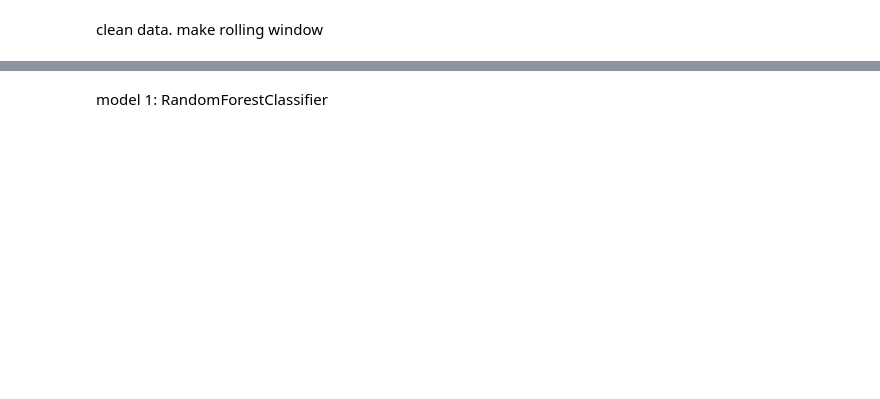
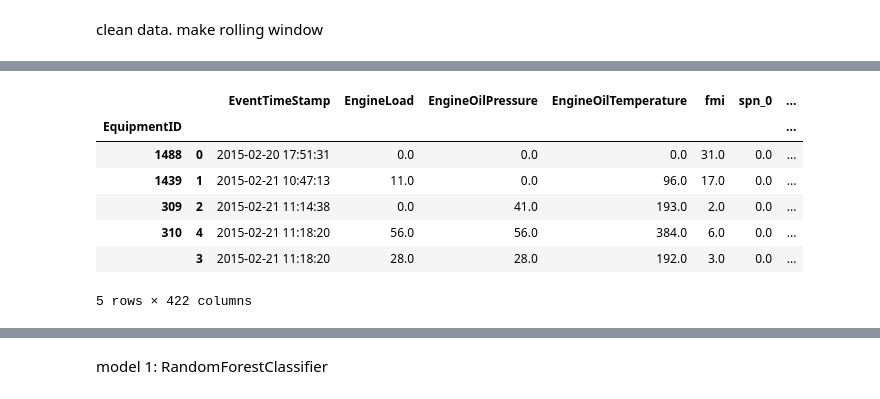
Before and after one commit to nss-data-science-cohort-6/big_g_express-player_one_big_g_express, a Jupyter notebook: big_G_RandomForestClassifier.ipynb, the cells around one changed output, grey strips where cells are left out. Cells and saved outputs as stored; diff of their text form; code cells hidden in the pictures; blank space fills up the shorter version.

```diff
--- a/big_G_RandomForestClassifier.ipynb
+++ b/big_G_RandomForestClassifier.ipynb
@@ -52,6 +52,5 @@ fd
 # %%
-fd = fd[['spn', 'AcceleratorPedal','EngineRpm','EquipmentID', 'EngineOilTemperature',
-                                             'EngineLoad', 'EngineOilPressure','fmi']]
+fd = fd[['spn','EquipmentID', 'EngineOilTemperature','EngineLoad', 'EngineOilPressure','fmi']]
 
 # Convert the columns to numeric data types
 fd = fd.apply(pd.to_numeric, errors='coerce')
@@ -79,14 +62,13 @@ fd
 # %%
 fd_dum =pd.get_dummies(data=fd.loc[:, ['EventTimeStamp',
+
                                        'spn',
-                                       'AcceleratorPedal',
-                                       'EngineRpm',
                                        'EquipmentID',
                                        'EngineOilTemperature',
                                        'EngineLoad',
                                        'EngineOilPressure',
                                        'fmi']],
-                           columns=['spn']).sort_values(['EquipmentID', 'EventTimeStamp']).reset_index(drop = True)
+                           columns=['spn']).sort_values(['EventTimeStamp']).reset_index(drop = True)
 # %%
 fd_rolling = (fd_dum
               .groupby('EquipmentID')
@@ -112,0 +78,13 @@ fd_rolling
+# %%
+fd_rolling = fd_rolling.sort_values(by = 'EventTimeStamp')
+
+fd_rolling.head()
+# %% [output]
+|  |  | EventTimeStamp | EngineLoad | EngineOilPressure | EngineOilTemperature | fmi | spn_0 | ... |
+| EquipmentID |  |  |  |  |  |  |  | ... |
+| 1488 | 0 | 2015-02-20 17:51:31 | 0.0 | 0.0 | 0.0 | 31.0 | 0.0 | ... |
+| 1439 | 1 | 2015-02-21 10:47:13 | 11.0 | 0.0 | 96.0 | 17.0 | 0.0 | ... |
+| 309 | 2 | 2015-02-21 11:14:38 | 0.0 | 41.0 | 193.0 | 2.0 | 0.0 | ... |
+| 310 | 4 | 2015-02-21 11:18:20 | 56.0 | 56.0 | 384.0 | 6.0 | 0.0 | ... |
+|  | 3 | 2015-02-21 11:18:20 | 28.0 | 28.0 | 192.0 | 3.0 | 0.0 | ... |
+5 rows × 422 columns
```
Also changed, not shown: parts of 15 cells of this notebook.
